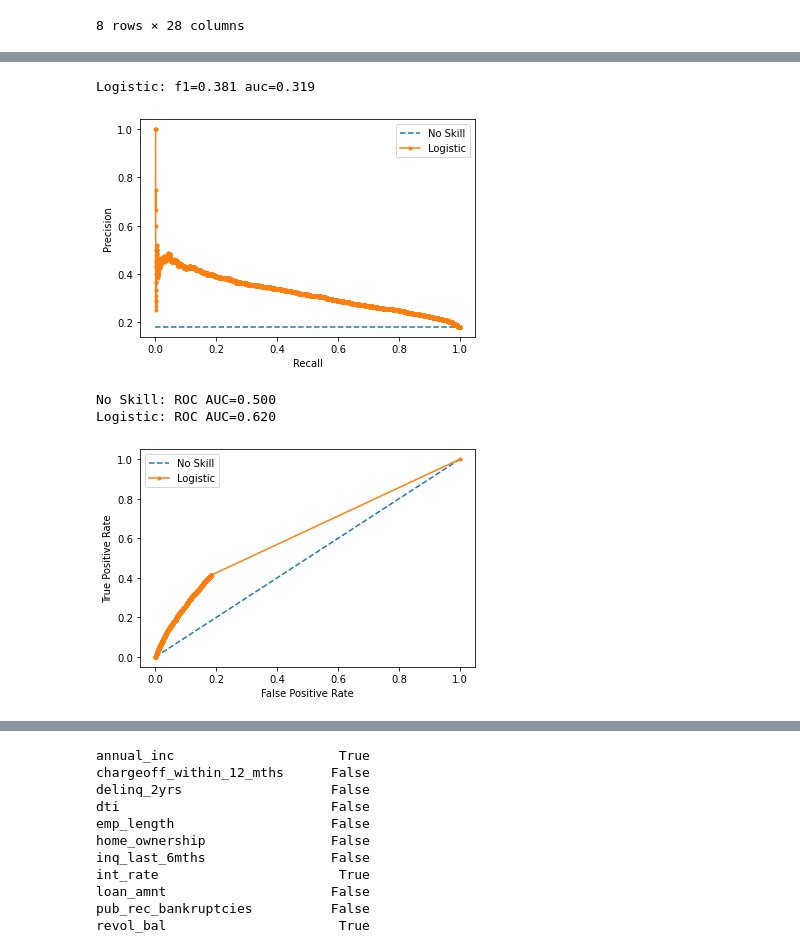
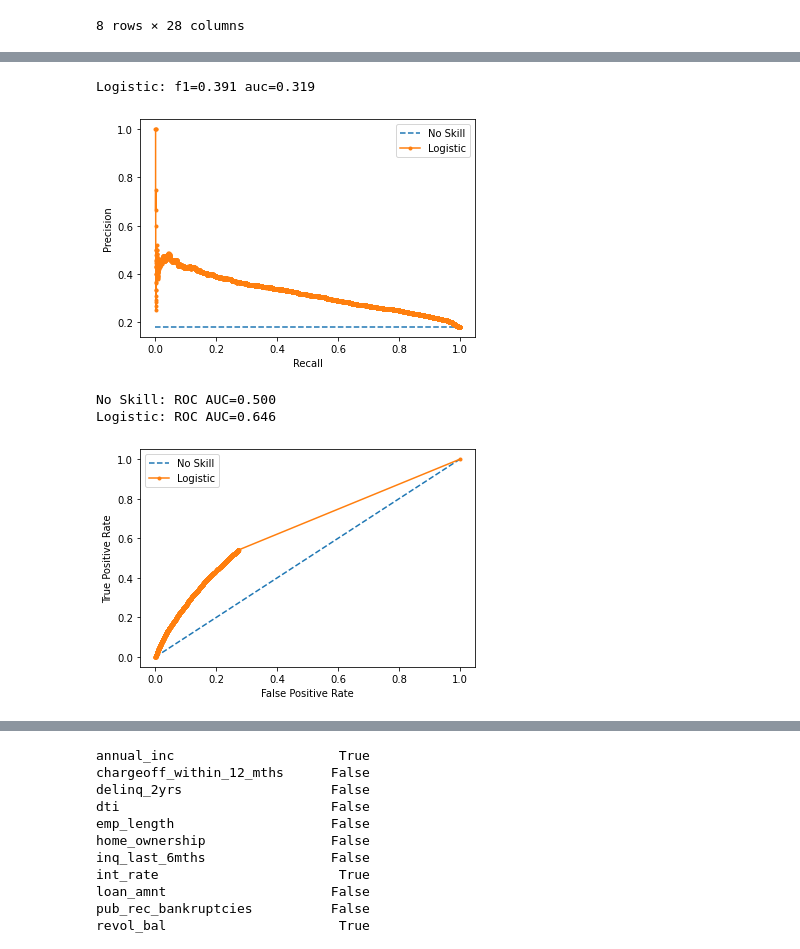
Before and after one commit to MarlonFacey/LoanDataLogReg, a Jupyter notebook: Loan Data EDA.ipynb, the cells around one changed output, grey strips where cells are left out. Drawn from its saved outputs; the diff is of its cells as text; code cells hidden in the pictures.

```diff
--- a/Loan Data EDA.ipynb
+++ b/Loan Data EDA.ipynb
@@ -231,3 +300,7 @@ Please also refer to the documentation for alternative solver options:
 # %%
+w = {0:1, 1:5}
+clf = LogisticRegression(class_weight = w,)
+result = clf.fit(X,Y)
+y_pred = clf.predict(X_test)
 clf.coef_
 # %% [output]
@@ -255,37 +339,37 @@ plt.legend()
 # show the plot
 plt.show()
 # %% [output]
-Logistic: f1=0.381 auc=0.319
+Logistic: f1=0.391 auc=0.319
 [figure]
 # %%
 freq = (Y == 1)
-freq[Y==1] = 4
+freq[Y==1] = 5
 freq[Y==0] = 1
 
 clf = GLM(Y,X,family=families.Binomial(),freq_weights = freq)
-res = clf.fit_regularized()
+res = clf.fit()
 ns_probs = [0 for _ in range(len(y_test))]
 lr_probs = res.predict(X_test)
 lr_probs = lr_probs.reset_index(drop=True)
 lr_probs = lr_probs * (lr_probs > .5)
 ns_auc = roc_auc_score(y_test, ns_probs)
 lr_auc = roc_auc_score(y_test, lr_probs)
 print('No Skill: ROC AUC=%.3f' % (ns_auc))
 print('Logistic: ROC AUC=%.3f' % (lr_auc))
 # calculate roc curves
 ns_fpr, ns_tpr, _ = roc_curve(y_test, ns_probs)
 lr_fpr, lr_tpr, _ = roc_curve(y_test, lr_probs)
 # plot the roc curve for the model
 plt.plot(ns_fpr, ns_tpr, linestyle='--', label='No Skill')
 plt.plot(lr_fpr, lr_tpr, marker='.', label='Logistic')
 # axis labels
 plt.xlabel('False Positive Rate')
 plt.ylabel('True Positive Rate')
 # show the legend
 plt.legend()
 # show the plot
 plt.show()
 # %% [output]
 No Skill: ROC AUC=0.500
-Logistic: ROC AUC=0.620
+Logistic: ROC AUC=0.646
-[figure, old version]
+[figure, new version]
```
Also changed, not shown: parts of 53 cells of this notebook.
